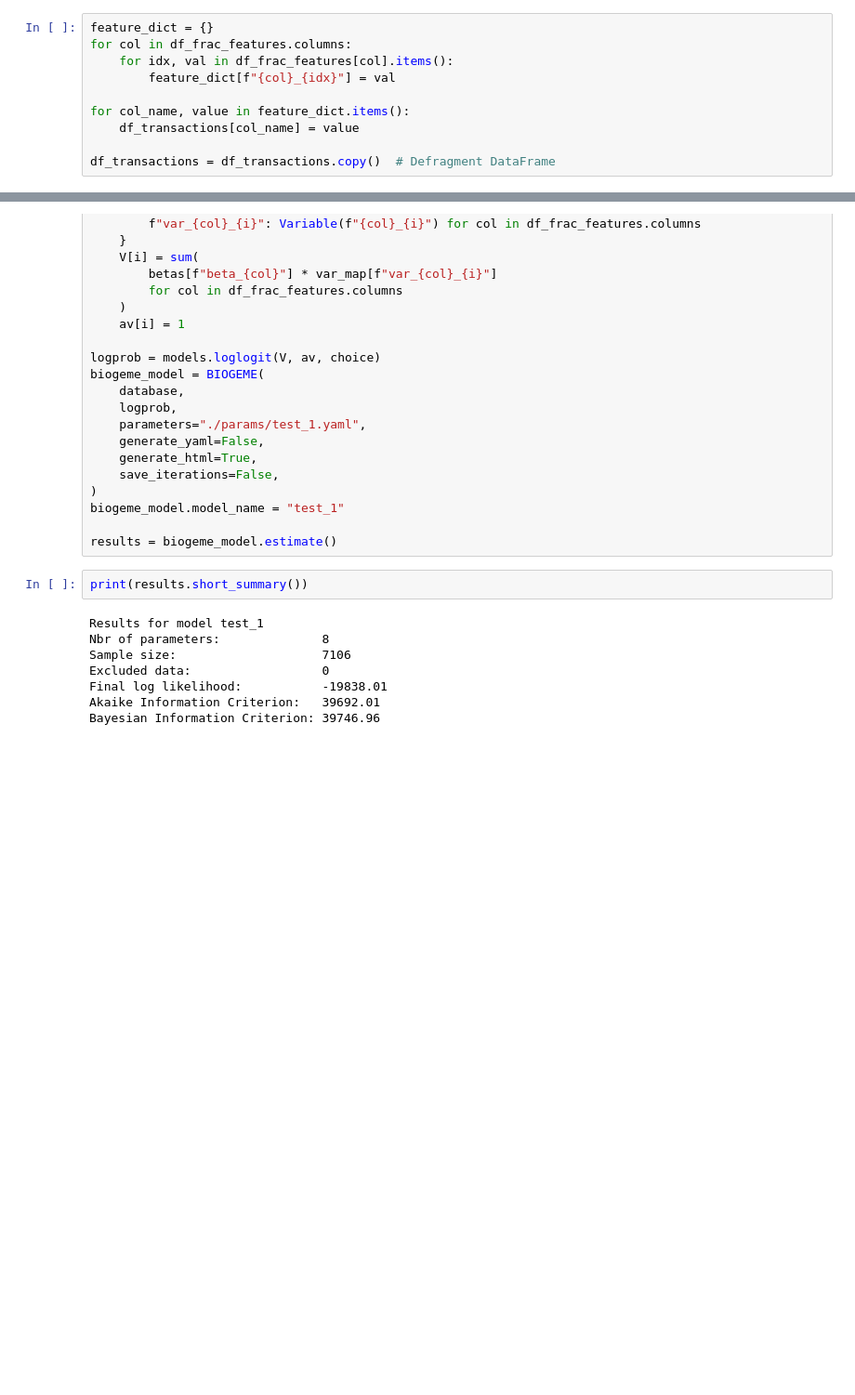
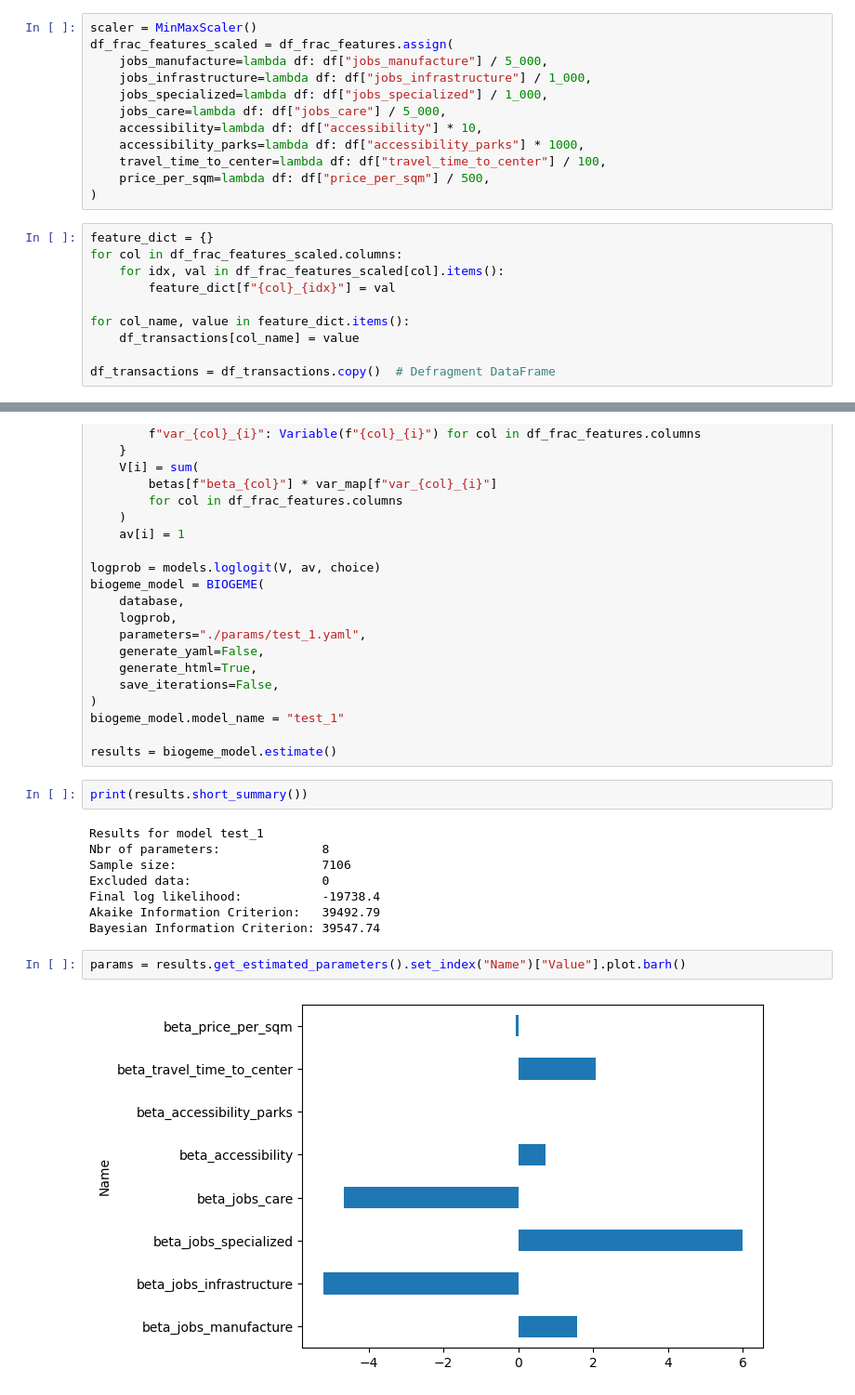
Before and after one commit to RodolfoFigueroa/housing_choice, a Jupyter notebook: 06_biogeme.ipynb, the cells around one changed output, grey strips where cells are left out. Shown at 93% size. Saved outputs shown, nothing was run; the diff lists cells and outputs as text; blank space fills up the shorter version.

```diff
--- a/06_biogeme.ipynb
+++ b/06_biogeme.ipynb
@@ -60,10 +54,22 @@ df_frac_features = (
 
 for c in df_frac_features.columns:
     df_frac_features[c] = df_frac_features[c].fillna(df_frac_features[c].mean())
+# %%
+scaler = MinMaxScaler()
+df_frac_features_scaled = df_frac_features.assign(
+    jobs_manufacture=lambda df: df["jobs_manufacture"] / 5_000,
+    jobs_infrastructure=lambda df: df["jobs_infrastructure"] / 1_000,
+    jobs_specialized=lambda df: df["jobs_specialized"] / 1_000,
+    jobs_care=lambda df: df["jobs_care"] / 5_000,
+    accessibility=lambda df: df["accessibility"] * 10,
+    accessibility_parks=lambda df: df["accessibility_parks"] * 1000,
+    travel_time_to_center=lambda df: df["travel_time_to_center"] / 100,
+    price_per_sqm=lambda df: df["price_per_sqm"] / 500,
+)
 # %%
 feature_dict = {}
-for col in df_frac_features.columns:
-    for idx, val in df_frac_features[col].items():
+for col in df_frac_features_scaled.columns:
+    for idx, val in df_frac_features_scaled[col].items():
         feature_dict[f"{col}_{idx}"] = val
 
 for col_name, value in feature_dict.items():
@@ -111,7 +117,11 @@ Results for model test_1
 Nbr of parameters:              8
 Sample size:                    7106
 Excluded data:                  0
-Final log likelihood:           -19838.01
-Akaike Information Criterion:   39692.01
-Bayesian Information Criterion: 39746.96
+Final log likelihood:           -19738.4
+Akaike Information Criterion:   39492.79
+Bayesian Information Criterion: 39547.74
+# %%
+params = results.get_estimated_parameters().set_index("Name")["Value"].plot.barh()
+# %% [output]
+[figure, added]
 # %%
```
Also changed, not shown: parts of 3 cells of this notebook, 3 other files.
